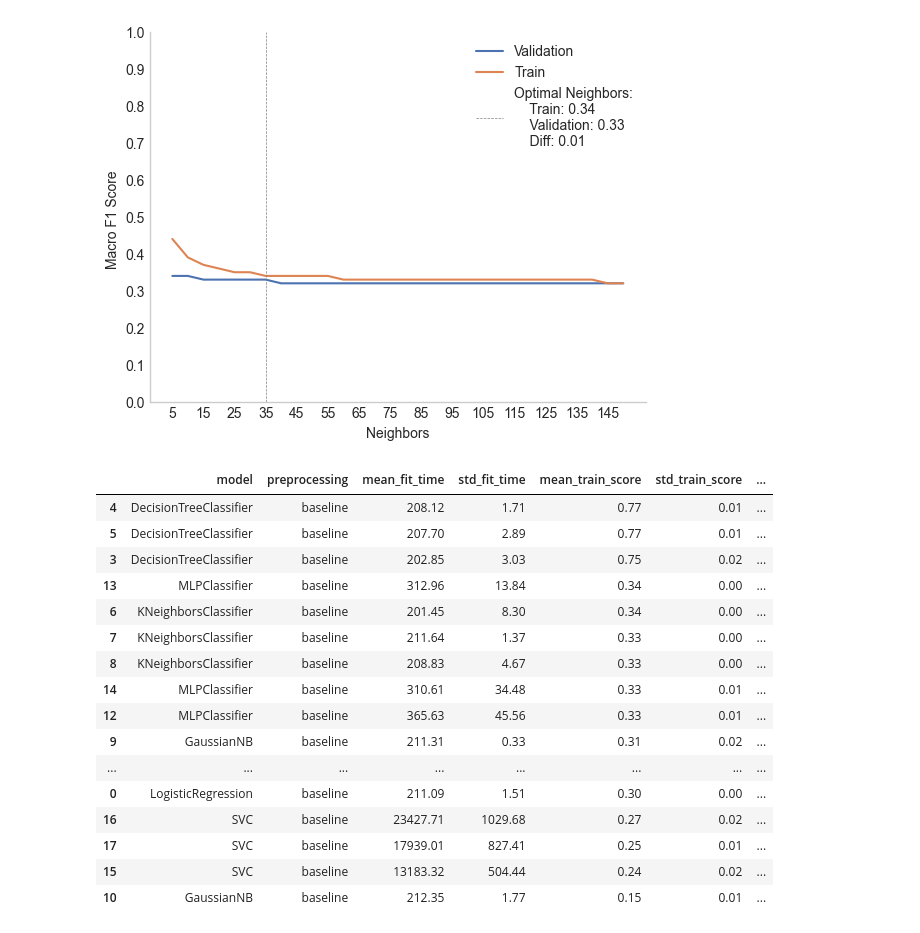
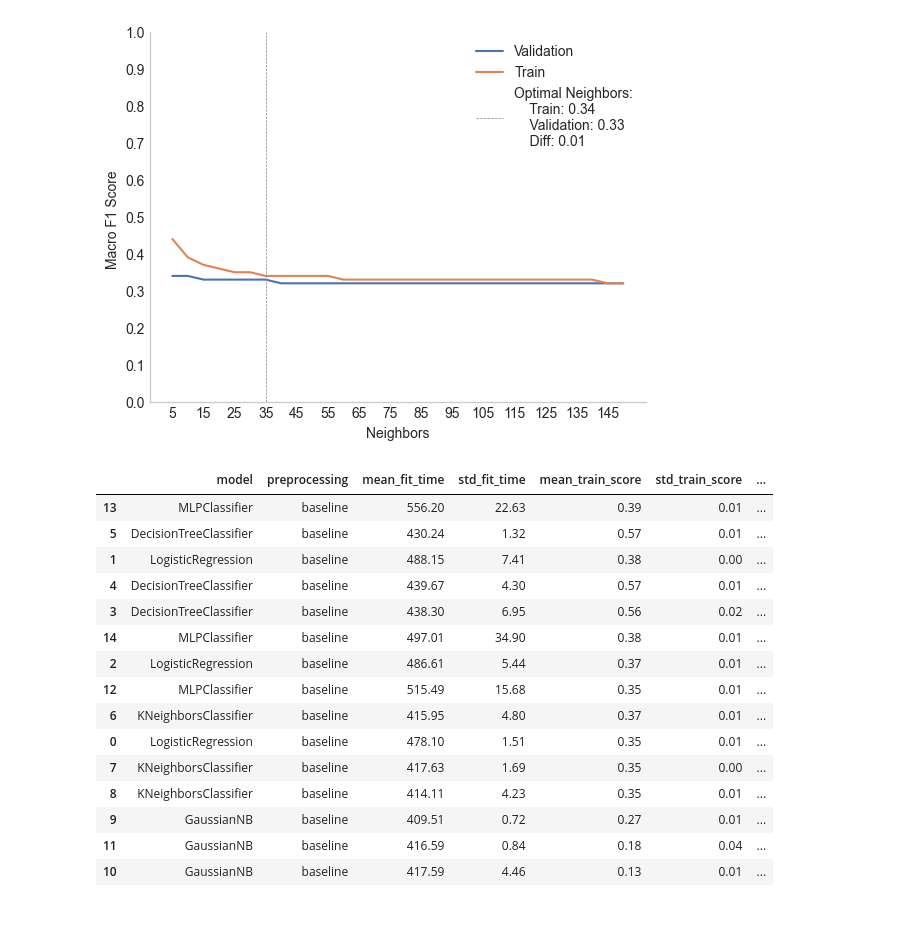
Before and after one commit to DiogoPF/Multiclass_Classification-WCB, a Jupyter notebook: Pipeline_diogo.ipynb, the cells around one changed output. Cells and saved outputs as stored; diff of their text form; code cells hidden in the pictures.

```diff
--- a/Pipeline_diogo.ipynb
+++ b/Pipeline_diogo.ipynb
@@ -1131,7 +1215,7 @@ plt.show()
 # %% [output]
 [figure]
 # %%
-run = True
+run = False
 
 if run:
 
@@ -1153,19 +1237,19 @@ if run:
     param_grid = [
         # Logistic Regression
         {
-            "model": [LogisticRegression(max_iter=1000)],
+            "model": [LogisticRegression(max_iter=1000, class_weight="balanced")],
             "preprocessing": [baseline],
             "feature_selection__percentile": [50, 90, 70],
         },
         # Decision Tree
         {
-            "model": [DecisionTreeClassifier(max_depth=15)],
+            "model": [DecisionTreeClassifier(max_depth=15, class_weight="balanced")],
             "preprocessing": [baseline],
             "feature_selection__percentile": [50, 90, 70],
         },
         # K-Nearest Neighbors
         {
-            "model": [KNeighborsClassifier(n_neighbors=35)],
+            "model": [KNeighborsClassifier(n_neighbors=35, weights="distance", p=1)],
             "preprocessing": [baseline],
             "feature_selection__percentile": [50, 90, 70],
         },
@@ -1178,6 +1262,12 @@ if run:
         # MLP Classifier
         {
             "model": [MLPClassifier((20, 20), learning_rate_init=0.01, max_iter=1000)],
+            "preprocessing": [baseline],
+            "feature_selection__percentile": [50, 90, 70],
+        },
+        # SVC
+        {
+            "model": [SVC(class_weight="balanced", probability=True)],
             "preprocessing": [baseline],
             "feature_selection__percentile": [50, 90, 70],
         },
@@ -1205,25 +1295,24 @@ if run:
 else:
     base_models_gs = load("./runs/base_models.joblib")
 # %%
-base_models_df = get_results(
+base_models_df = compare_models(
     base_models_gs, {"feature_selection__percentile": "FS Percentile"}
 )
 base_models_df.sort_values(by="mean_test_score", ascending=False)
 # %% [output]
 |  | model | preprocessing | mean_fit_time | std_fit_time | mean_train_score | std_train_score | ... |
-| 4 | DecisionTreeClassifier | baseline | 208.12 | 1.71 | 0.77 | 0.01 | ... |
-| 5 | DecisionTreeClassifier | baseline | 207.70 | 2.89 | 0.77 | 0.01 | ... |
-| 3 | DecisionTreeClassifier | baseline | 202.85 | 3.03 | 0.75 | 0.02 | ... |
-| 13 | MLPClassifier | baseline | 312.96 | 13.84 | 0.34 | 0.00 | ... |
-| 6 | KNeighborsClassifier | baseline | 201.45 | 8.30 | 0.34 | 0.00 | ... |
-| 7 | KNeighborsClassifier | baseline | 211.64 | 1.37 | 0.33 | 0.00 | ... |
-| 8 | KNeighborsClassifier | baseline | 208.83 | 4.67 | 0.33 | 0.00 | ... |
-| 14 | MLPClassifier | baseline | 310.61 | 34.48 | 0.33 | 0.01 | ... |
-| 12 | MLPClassifier | baseline | 365.63 | 45.56 | 0.33 | 0.01 | ... |
-| 9 | GaussianNB | baseline | 211.31 | 0.33 | 0.31 | 0.02 | ... |
-| ... | ... | ... | ... | ... | ... | ... | ... |
-| 0 | LogisticRegression | baseline | 211.09 | 1.51 | 0.30 | 0.00 | ... |
-| 16 | SVC | baseline | 23427.71 | 1029.68 | 0.27 | 0.02 | ... |
-| 17 | SVC | baseline | 17939.01 | 827.41 | 0.25 | 0.01 | ... |
-| 15 | SVC | baseline | 13183.32 | 504.44 | 0.24 | 0.02 | ... |
-| 10 | GaussianNB | baseline | 212.35 | 1.77 | 0.15 | 0.01 | ... |
+| 13 | MLPClassifier | baseline | 556.20 | 22.63 | 0.39 | 0.01 | ... |
+| 5 | DecisionTreeClassifier | baseline | 430.24 | 1.32 | 0.57 | 0.01 | ... |
+| 1 | LogisticRegression | baseline | 488.15 | 7.41 | 0.38 | 0.00 | ... |
+| 4 | DecisionTreeClassifier | baseline | 439.67 | 4.30 | 0.57 | 0.01 | ... |
+| 3 | DecisionTreeClassifier | baseline | 438.30 | 6.95 | 0.56 | 0.02 | ... |
+| 14 | MLPClassifier | baseline | 497.01 | 34.90 | 0.38 | 0.01 | ... |
+| 2 | LogisticRegression | baseline | 486.61 | 5.44 | 0.37 | 0.01 | ... |
+| 12 | MLPClassifier | baseline | 515.49 | 15.68 | 0.35 | 0.01 | ... |
+| 6 | KNeighborsClassifier | baseline | 415.95 | 4.80 | 0.37 | 0.01 | ... |
+| 0 | LogisticRegression | baseline | 478.10 | 1.51 | 0.35 | 0.01 | ... |
+| 7 | KNeighborsClassifier | baseline | 417.63 | 1.69 | 0.35 | 0.00 | ... |
+| 8 | KNeighborsClassifier | baseline | 414.11 | 4.23 | 0.35 | 0.01 | ... |
+| 9 | GaussianNB | baseline | 409.51 | 0.72 | 0.27 | 0.01 | ... |
+| 11 | GaussianNB | baseline | 416.59 | 0.84 | 0.18 | 0.04 | ... |
+| 10 | GaussianNB | baseline | 417.59 | 4.46 | 0.13 | 0.01 | ... |
```
Also changed, not shown: parts of 34 cells of this notebook.
